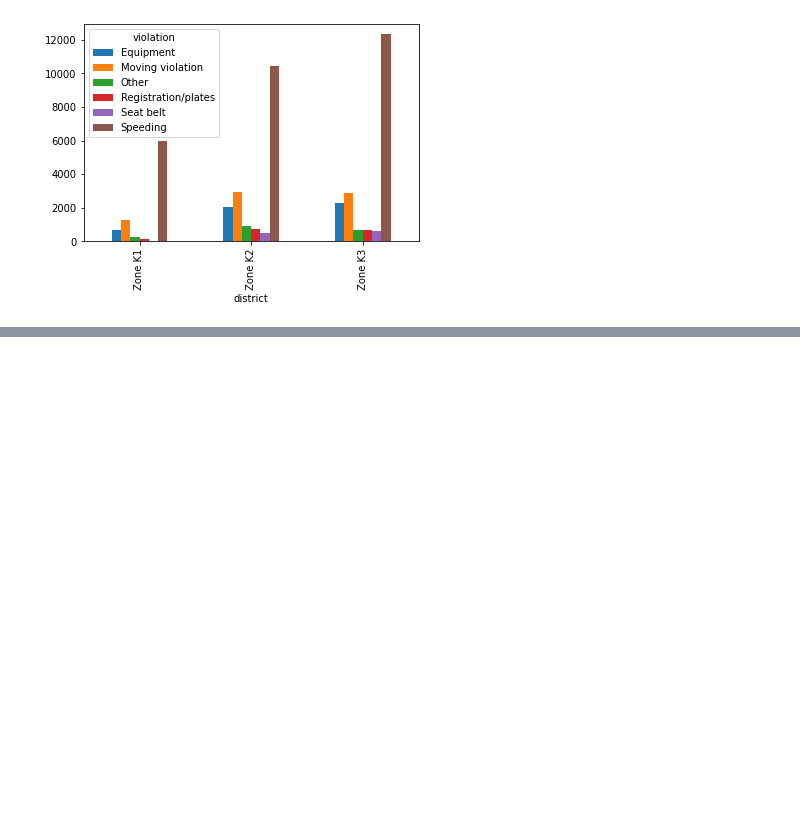
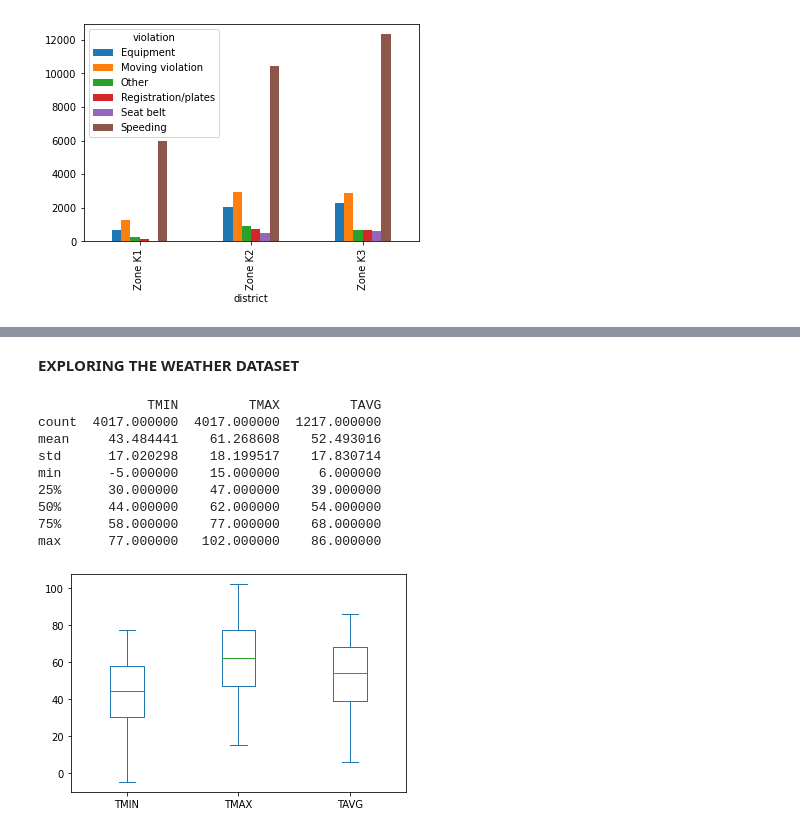
Before and after one commit to ju-mk/police_ri, a Jupyter notebook: police_ri_analysis.ipynb, the cells around one changed output, grey strips where cells are left out. Saved outputs shown, nothing was run; the diff lists cells and outputs as text; code cells hidden in the pictures; blank space fills up the shorter version.

```diff
--- a/police_ri_analysis.ipynb
+++ b/police_ri_analysis.ipynb
@@ -555,0 +603,25 @@ Zone K3       12323
+# %% [markdown]
+**EXPLORING THE WEATHER DATASET**
+# %%
+# Read 'weather.csv' into a DataFrame named 'weather'
+weather=pd.read_csv('https://assets.datacamp.com/production/repositories/1497/datasets/02f3fb2d4416d3f6626e1117688e0386784e8e55/weather.csv')
+
+# Describe the temperature columns
+print(weather[['TMIN','TMAX', 'TAVG']].describe())
+
+# Create a box plot of the temperature columns
+weather[['TMIN','TMAX', 'TAVG']].plot(kind='box')
+
+# Display the plot
+plt.show()
+# %% [output]
+              TMIN         TMAX         TAVG
+count  4017.000000  4017.000000  1217.000000
+mean     43.484441    61.268608    52.493016
+std      17.020298    18.199517    17.830714
+min      -5.000000    15.000000     6.000000
+25%      30.000000    47.000000    39.000000
+50%      44.000000    62.000000    54.000000
+75%      58.000000    77.000000    68.000000
+max      77.000000   102.000000    86.000000
+[figure, added]
```
Also changed, not shown: parts of 18 cells of this notebook.
